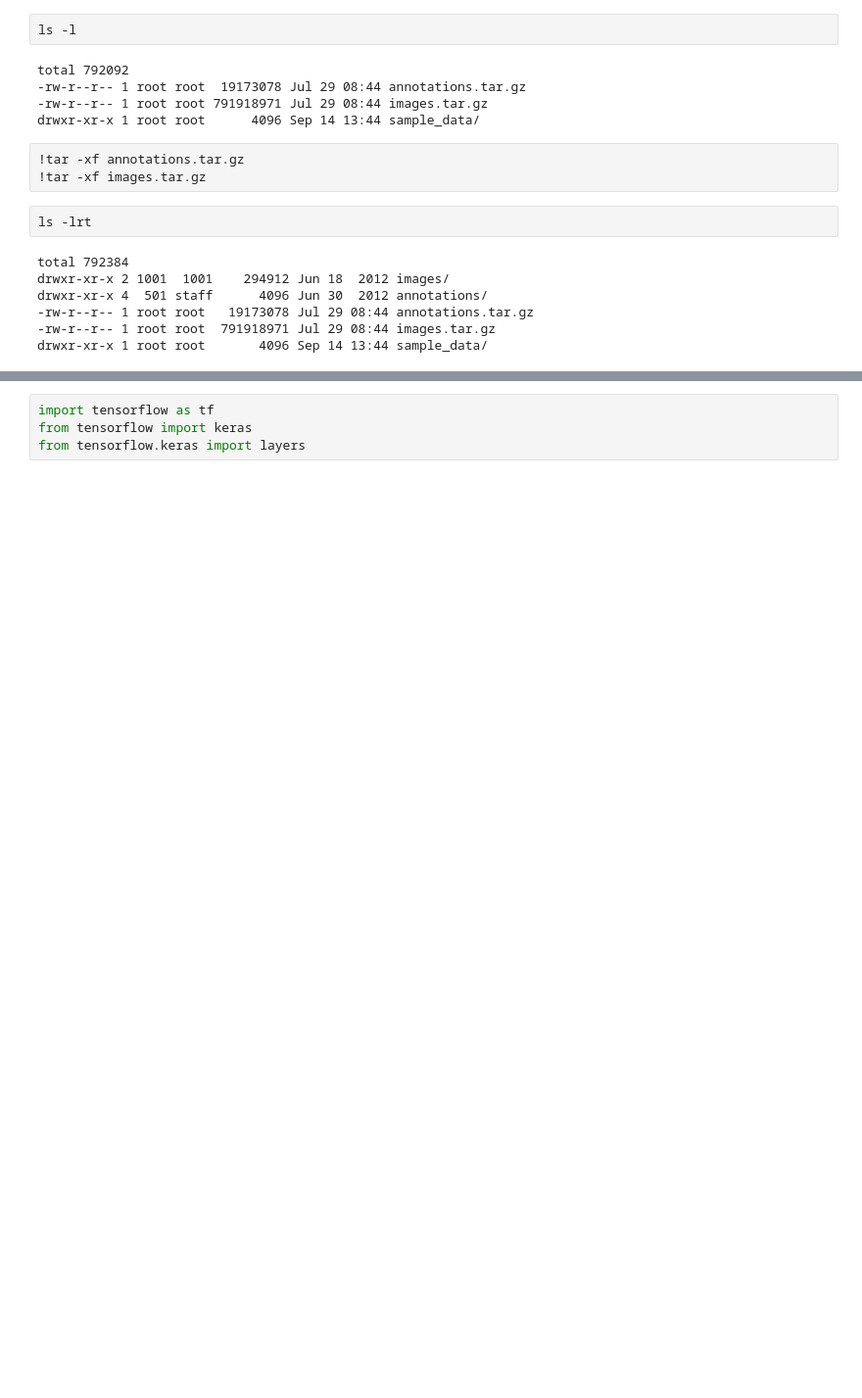
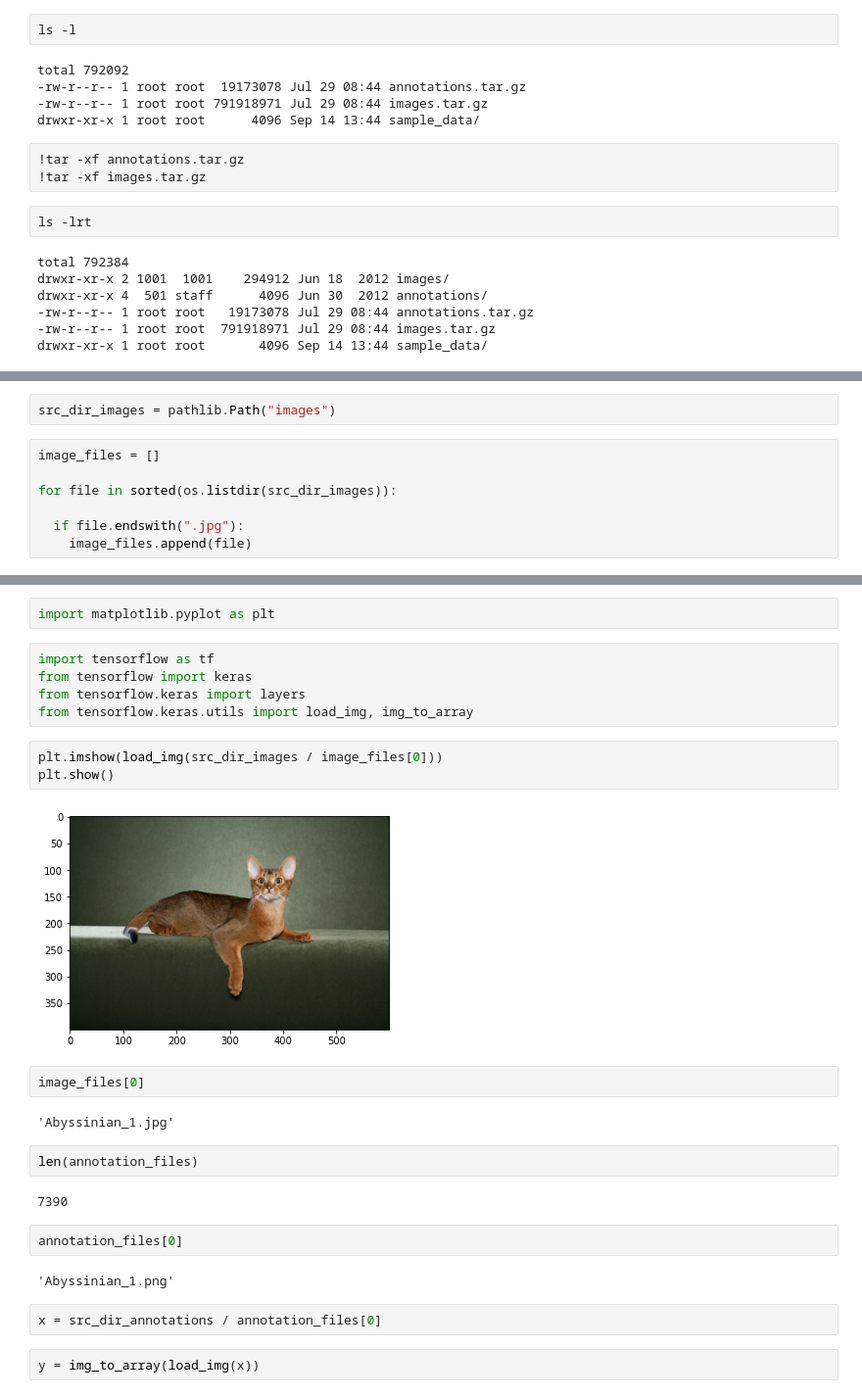
Before and after one commit to santoshrsarangi/tensorflow, a Jupyter notebook: computer-vision/5_image_segmentation.ipynb, the cells around one changed output, grey strips where cells are left out. Shown: that part at 98% size. Cells and saved outputs as stored; diff of their text form; blank space fills up the shorter version.

```diff
--- a/computer-vision/5_image_segmentation.ipynb
+++ b/computer-vision/5_image_segmentation.ipynb
@@ -56,0 +59,9 @@ drwxr-xr-x 1 root root       4096 Sep 14 13:44 sample_data/
+# %%
+src_dir_images = pathlib.Path("images")
+# %%
+image_files = []
+
+for file in sorted(os.listdir(src_dir_images)):
+
+  if file.endswith(".jpg"):
+    image_files.append(file)
@@ -57,4 +77,28 @@ drwxr-xr-x 1 root root       4096 Sep 14 13:44 sample_data/
+# %%
+import matplotlib.pyplot as plt
 # %%
 import tensorflow as tf
 from tensorflow import keras
 from tensorflow.keras import layers
+from tensorflow.keras.utils import load_img, img_to_array
+# %%
+plt.imshow(load_img(src_dir_images / image_files[0]))
+plt.show()
+# %% [output]
+[figure, added]
+# %%
+image_files[0]
+# %% [output]
+'Abyssinian_1.jpg'
+# %%
+len(annotation_files)
+# %% [output]
+7390
+# %%
+annotation_files[0]
+# %% [output]
+'Abyssinian_1.png'
+# %%
+x = src_dir_annotations / annotation_files[0]
+# %%
+y = img_to_array(load_img(x))
```
Also changed, not shown: parts of 8 cells of this notebook.
